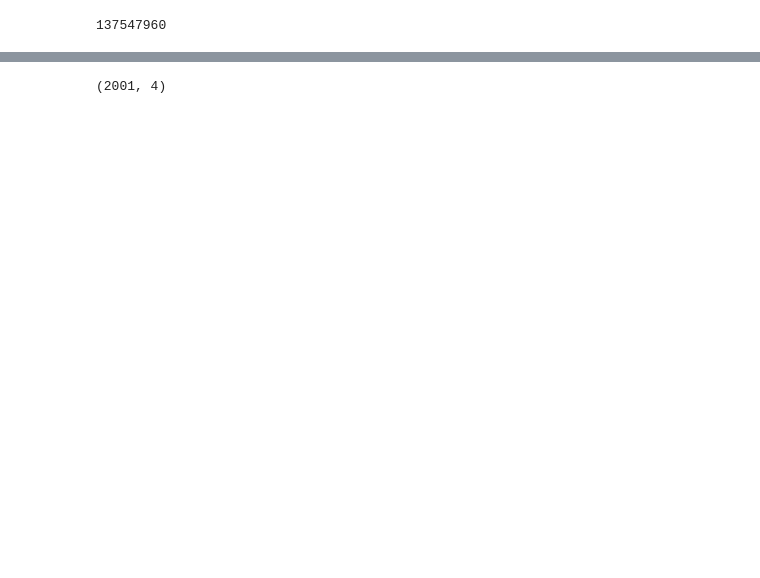
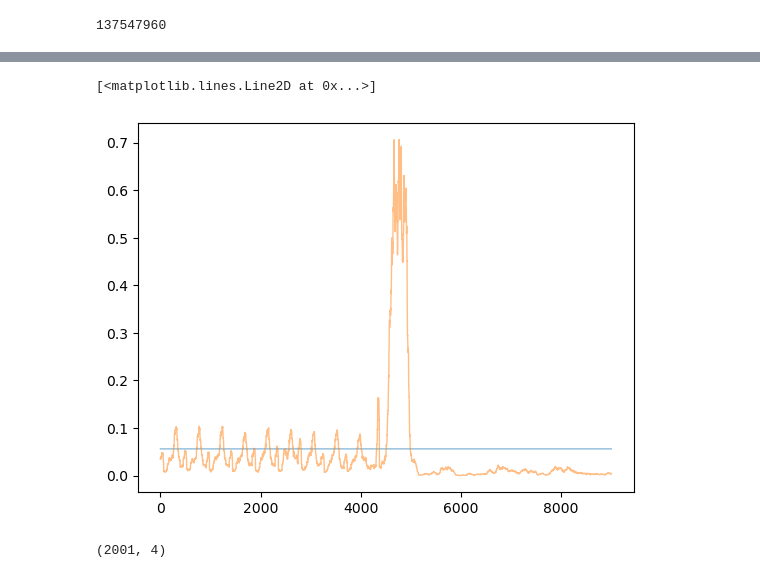
Before and after one commit to floriantilliet/mnhn_internship, a Jupyter notebook: projet1.ipynb, the cells around one changed output, grey strips where cells are left out. Saved outputs shown, nothing was run; the diff lists cells and outputs as text; code cells hidden in the pictures; blank space fills up the shorter version.

```diff
--- a/projet1.ipynb
+++ b/projet1.ipynb
@@ -169,3 +196,9 @@ Error:
+# %%
+plt.plot(pred, alpha=0.5, linewidth=1)
+plt.plot(Ytrain_chr2L, alpha=0.5, linewidth=1)
+# %% [output]
+[<matplotlib.lines.Line2D at 0x...>]
+[figure, added]
 # %%
 np.shape(Xtrain_chr2L[0])
 # %% [output]
```
Also changed, not shown: parts of 25 cells of this notebook.
